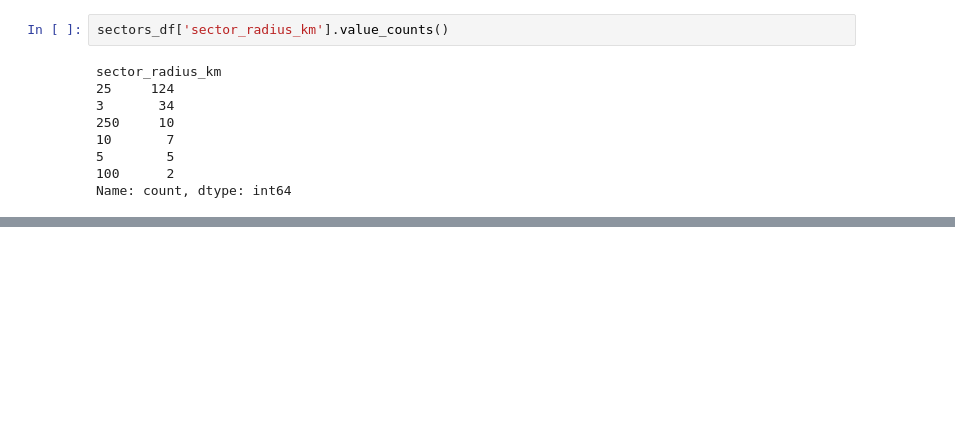
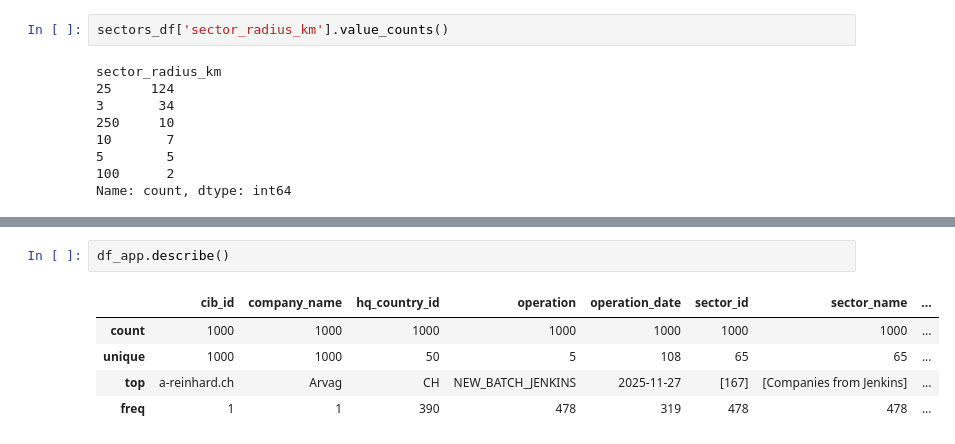
Before and after one commit to saricmilos/coding-challenge, a Jupyter notebook: notebooks/coding_challenge.ipynb, the cells around one changed output, grey strips where cells are left out. Drawn from its saved outputs; the diff is of its cells as text; blank space fills up the shorter version.

```diff
--- a/notebooks/coding_challenge.ipynb
+++ b/notebooks/coding_challenge.ipynb
@@ -593,0 +695,8 @@ Name: count, dtype: int64
+# %%
+df_app.describe()
+# %% [output]
+|  | cib_id | company_name | hq_country_id | operation | operation_date | sector_id | sector_name | ... |
+| count | 1000 | 1000 | 1000 | 1000 | 1000 | 1000 | 1000 | ... |
+| unique | 1000 | 1000 | 50 | 5 | 108 | 65 | 65 | ... |
+| top | a-reinhard.ch | Arvag | CH | NEW_BATCH_JENKINS | 2025-11-27 | [167] | [Companies from Jenkins] | ... |
+| freq | 1 | 1 | 390 | 478 | 319 | 478 | 478 | ... |
```
Also changed, not shown: parts of 21 cells of this notebook.
